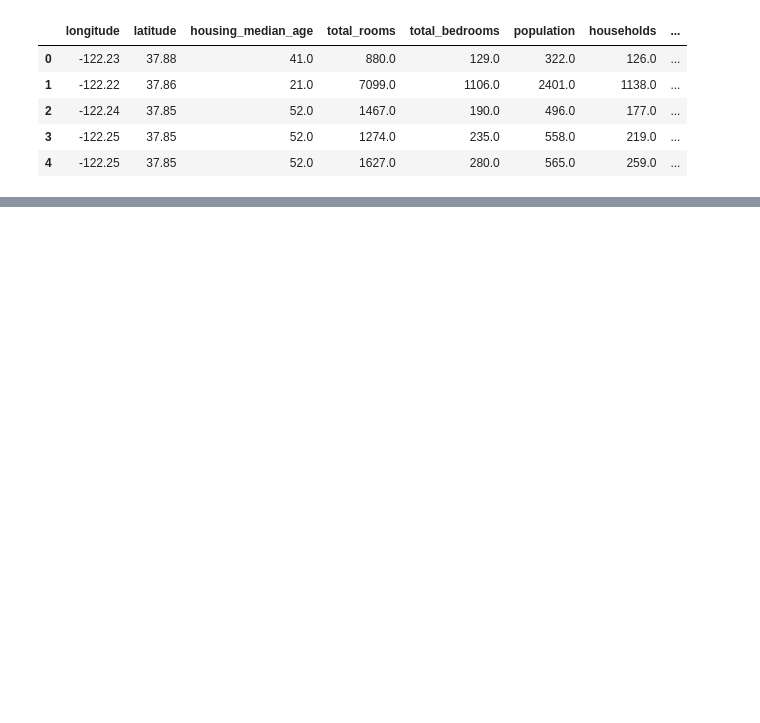
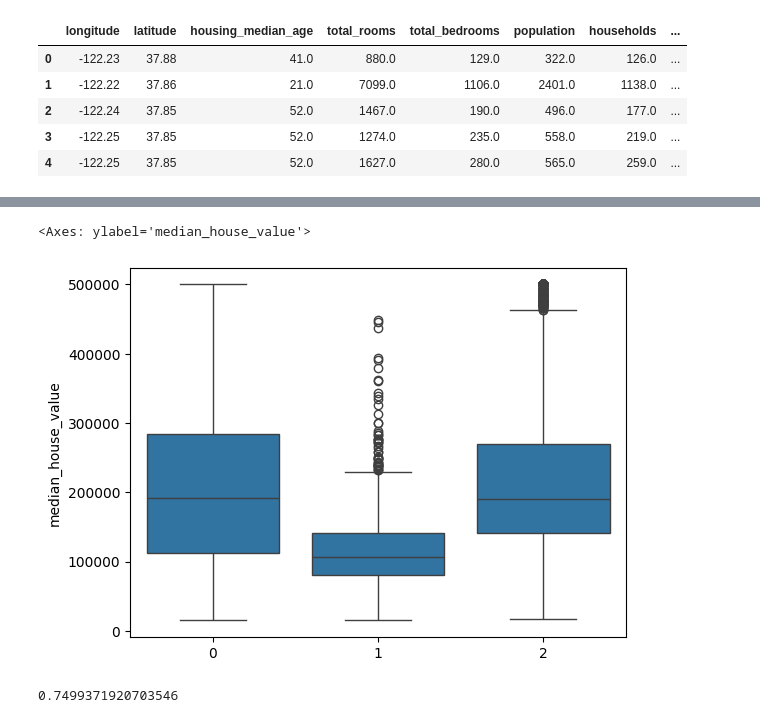
Before and after one commit to Shraddhajape/Machine_Learning, a Jupyter notebook: practical/ass7.ipynb, the cells around one changed output, grey strips where cells are left out. Drawn from its saved outputs; the diff is of its cells as text; code cells hidden in the pictures; blank space fills up the shorter version.

```diff
--- a/practical/ass7.ipynb
+++ b/practical/ass7.ipynb
@@ -35,0 +53,11 @@ df.head()
+# %%
+sns.boxplot(x = kmeans.labels_, y = y_train['median_house_value'])
+# %% [output]
+<Axes: ylabel='median_house_value'>
+[figure, added]
+# %%
+from sklearn.metrics import silhouette_score
+
+silhouette_score(X_train_norm, kmeans.labels_, metric='euclidean')
+# %% [output]
+0.7499371920703546
```
Also changed, not shown: parts of 13 cells of this notebook, 2 other files.
